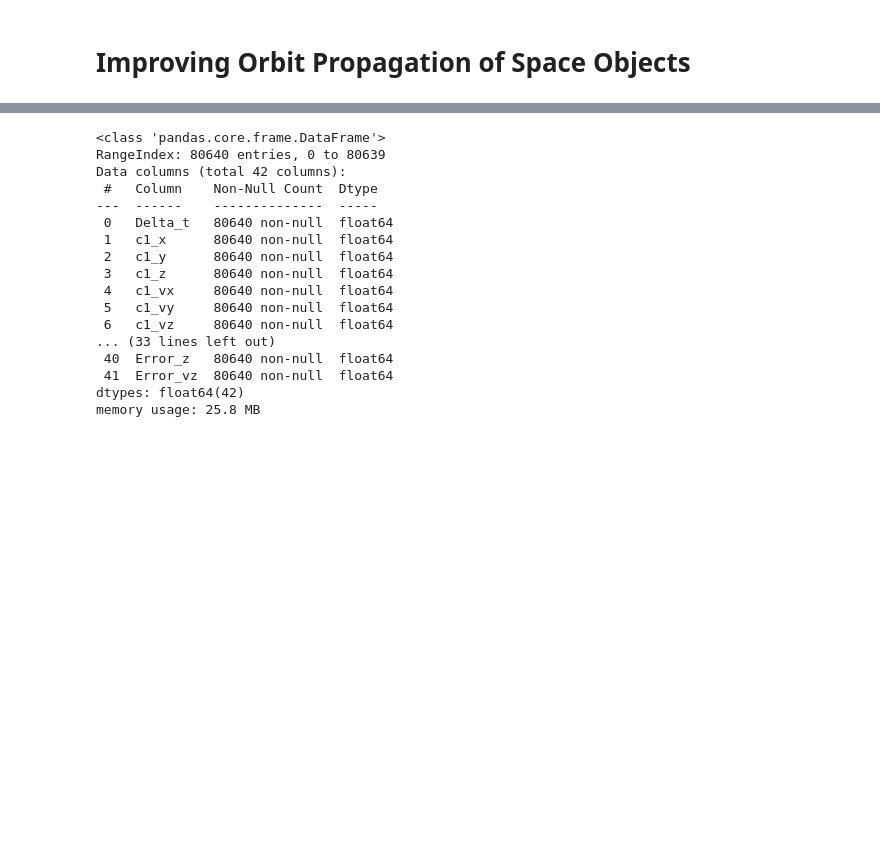
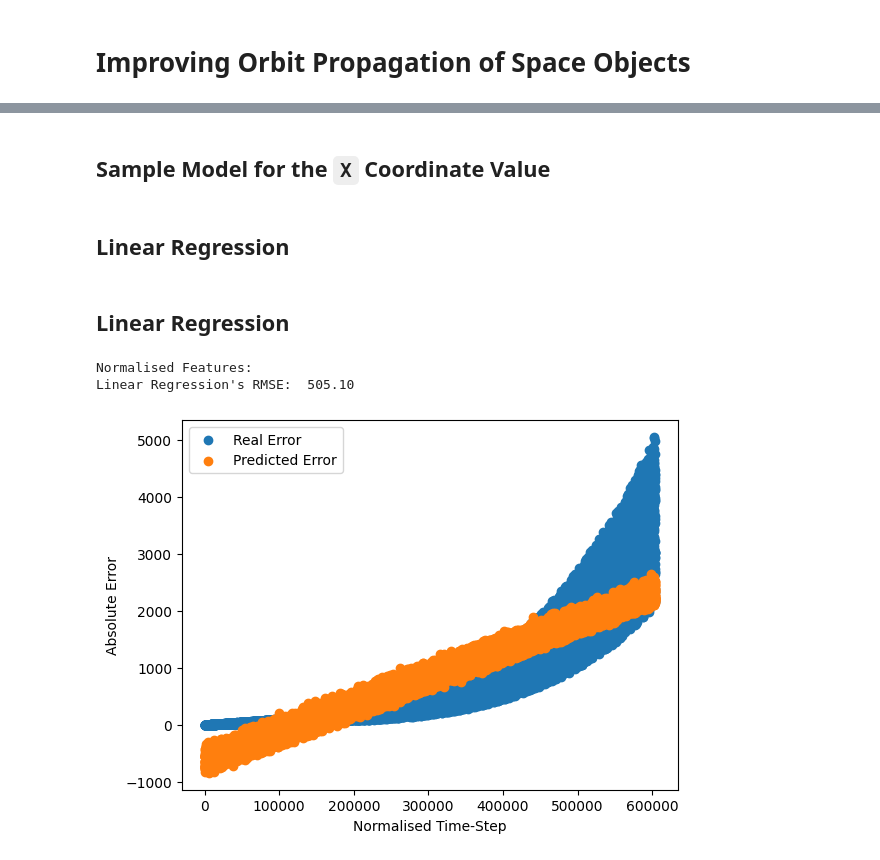
Before and after one commit to PJBarbosa98/X-Iberian-Modelling-Week, a Jupyter notebook: Day 01.ipynb, the cells around one changed output, grey strips where cells are left out. Saved outputs shown, nothing was run; the diff lists cells and outputs as text; code cells hidden in the pictures; blank space fills up the shorter version.

```diff
--- a/Day 01.ipynb
+++ b/Day 01.ipynb
@@ -56,12 +86,12 @@ for coord in ["x", "y", "z"]:
     true_pos = "True_" + coord
     pred_pos = "Approx_" + coord
     error_pos = "Error_" + coord
-    df[error_pos] = df[true_pos] - df[pred_pos]
+    df[error_pos] = df[pred_pos] - df[true_pos]
     # 2: For Velocity
     true_vel = "True_v" + coord
     pred_vel = "Approx_v" + coord
     error_vel = "Error_v" + coord
-    df[error_vel] = df[true_pos] - df[pred_pos]
+    df[error_vel] = df[pred_pos] - df[true_pos]
     # Drop `True` and `Approx` Columns:
     # 1: For Position
     df.drop(true_pos, axis = "columns", inplace = True)
@@ -69,6 +99,3 @@ for coord in ["x", "y", "z"]:
     # 2: For Velocity
     df.drop(true_vel, axis = "columns", inplace = True)
     df.drop(pred_vel, axis = "columns", inplace = True)
-
-# Remove `Time` Column:
-df.drop("Time", axis = "columns", inplace = True)
@@ -111,20 +102,2 @@ full_data = df[target_columns]
-# %%
-df.info()
-# %% [output]
-<class 'pandas.core.frame.DataFrame'>
-RangeIndex: 80640 entries, 0 to 80639
-Data columns (total 42 columns):
- #   Column    Non-Null Count  Dtype
----  ------    --------------  -----
- 0   Delta_t   80640 non-null  float64
- 1   c1_x      80640 non-null  float64
- 2   c1_y      80640 non-null  float64
- 3   c1_z      80640 non-null  float64
- 4   c1_vx     80640 non-null  float64
- 5   c1_vy     80640 non-null  float64
- 6   c1_vz     80640 non-null  float64
-... (33 lines left out)
- 40  Error_z   80640 non-null  float64
- 41  Error_vz  80640 non-null  float64
-dtypes: float64(42)
-memory usage: 25.8 MB
+# %% [markdown]
+## Sample Model for the `X` Coordinate Value
@@ -130,0 +133,2 @@ memory usage: 25.8 MB
+# %% [markdown]
+## Linear Regression
@@ -130,0 +138,34 @@ memory usage: 25.8 MB
+# %% [markdown]
+## Linear Regression
+# %%
+def lin_reg_results (X_train, y_train, X_test, y_test):
+    lin_reg = LinearRegression()
+    lin_reg.fit(X_train, y_train)
+    predictions = lin_reg.predict(X_test)
+    lin_reg_mse = mean_squared_error(predictions, y_test)
+    print(f"Linear Regression's RMSE: {math.sqrt(lin_reg_mse) : .2f}")
+    return predictions
+
+def scatter_predictions (X_test, y_test, predictions):
+    plt.scatter(X_test["Delta_t"], y_test, label = "Real Error")
+    plt.scatter(X_test["Delta_t"], predictions, label = "Predicted Error")
+    plt.xlabel("Normalised Time-Step")
+    plt.ylabel("Absolute Error")
+    plt.legend()
+    plt.show()
+
+# Normalisation:
+scaler = MinMaxScaler()
+
+X_train_norm = scaler.fit_transform(X_train)
+X_test_norm = scaler.transform(X_test)
+
+# Normalised Features:
+print("Normalised Features:")
+predictions = lin_reg_results(X_train_norm, y_train, X_test_norm, y_test)
+
+scatter_predictions (X_test, y_test, predictions)
+# %% [output]
+Normalised Features:
+Linear Regression's RMSE:  505.10
+[figure, added]
```
Also changed, not shown: parts of 11 cells of this notebook.
